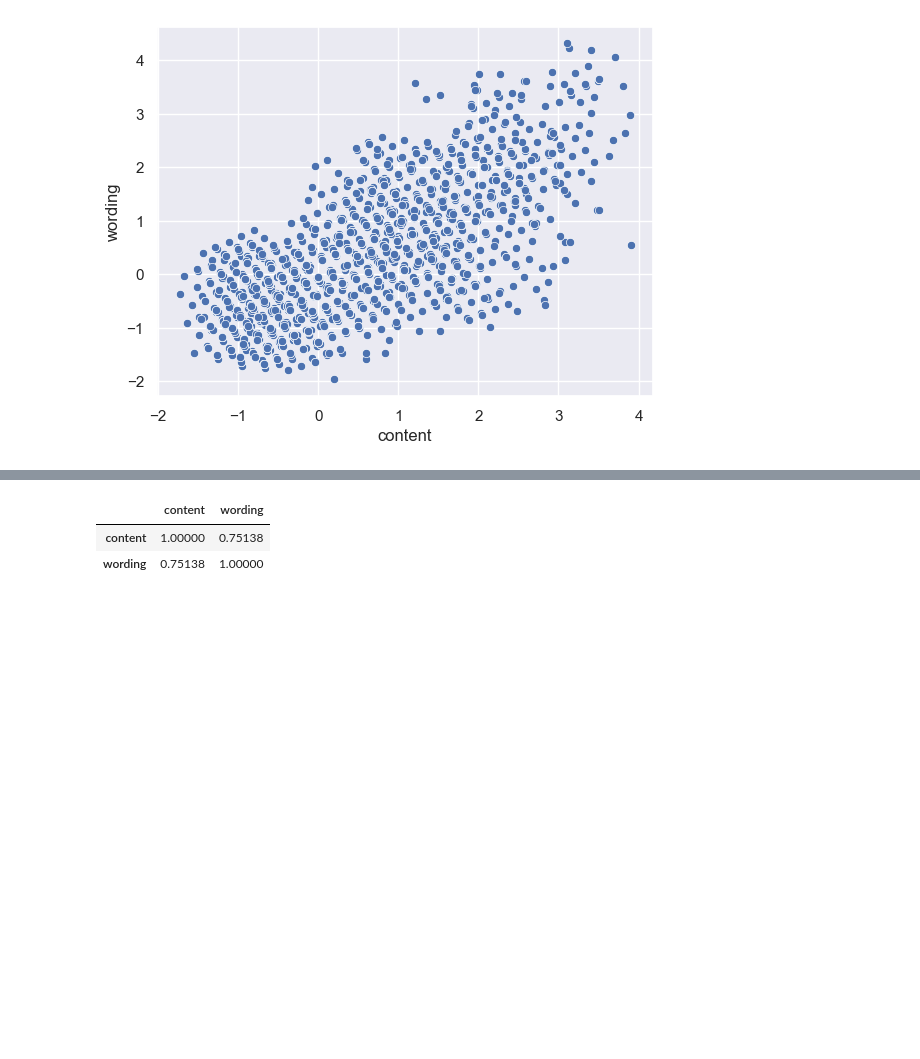
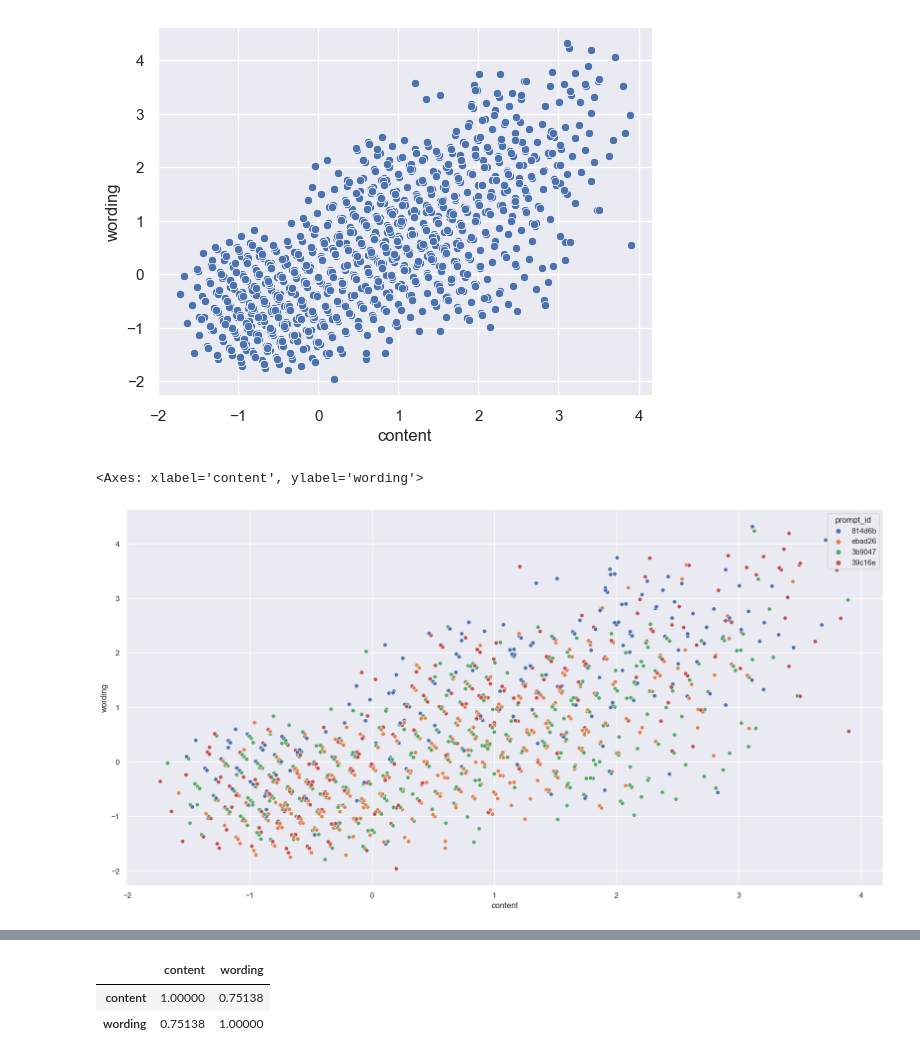
Before and after one commit to kfsky/CommonLit2023, a Jupyter notebook: notebooks/test.ipynb, the cells around one changed output, grey strips where cells are left out. Saved outputs shown, nothing was run; the diff lists cells and outputs as text; code cells hidden in the pictures; blank space fills up the shorter version.

```diff
--- a/notebooks/test.ipynb
+++ b/notebooks/test.ipynb
@@ -80,3 +80,9 @@ sns.scatterplot(x=summary_df["content"], y=summary_df["wording"])
 # %% [output]
 <Axes: xlabel='content', ylabel='wording'>
 [figure]
+# %%
+fig = plt.figure(figsize=(20, 10))
+sns.scatterplot(x=summary_df["content"], y=summary_df["wording"], hue=summary_df["prompt_id"])
+# %% [output]
+<Axes: xlabel='content', ylabel='wording'>
+[figure, added]
```
Also changed, not shown: parts of 22 cells of this notebook, 7 other files.
